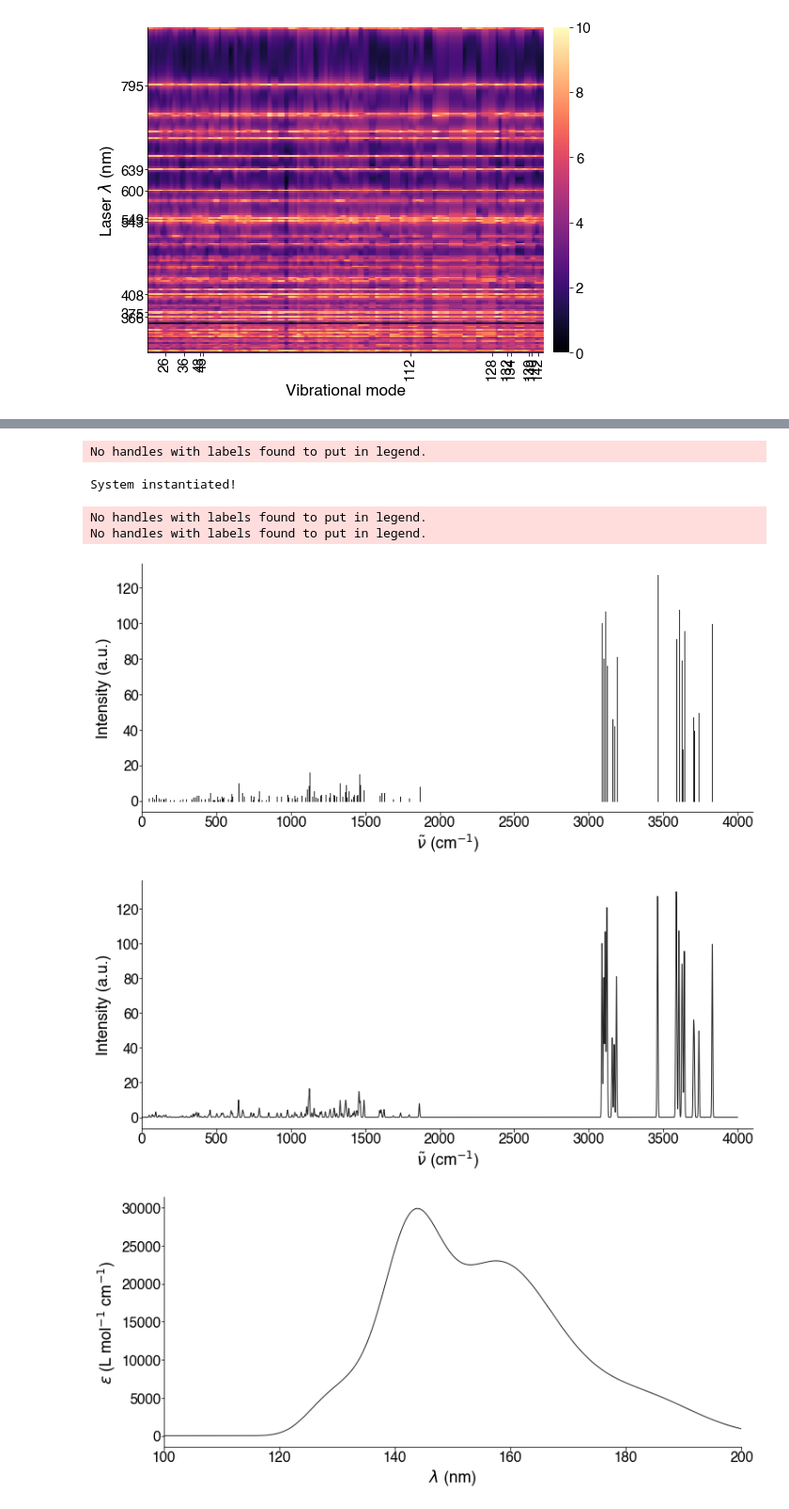
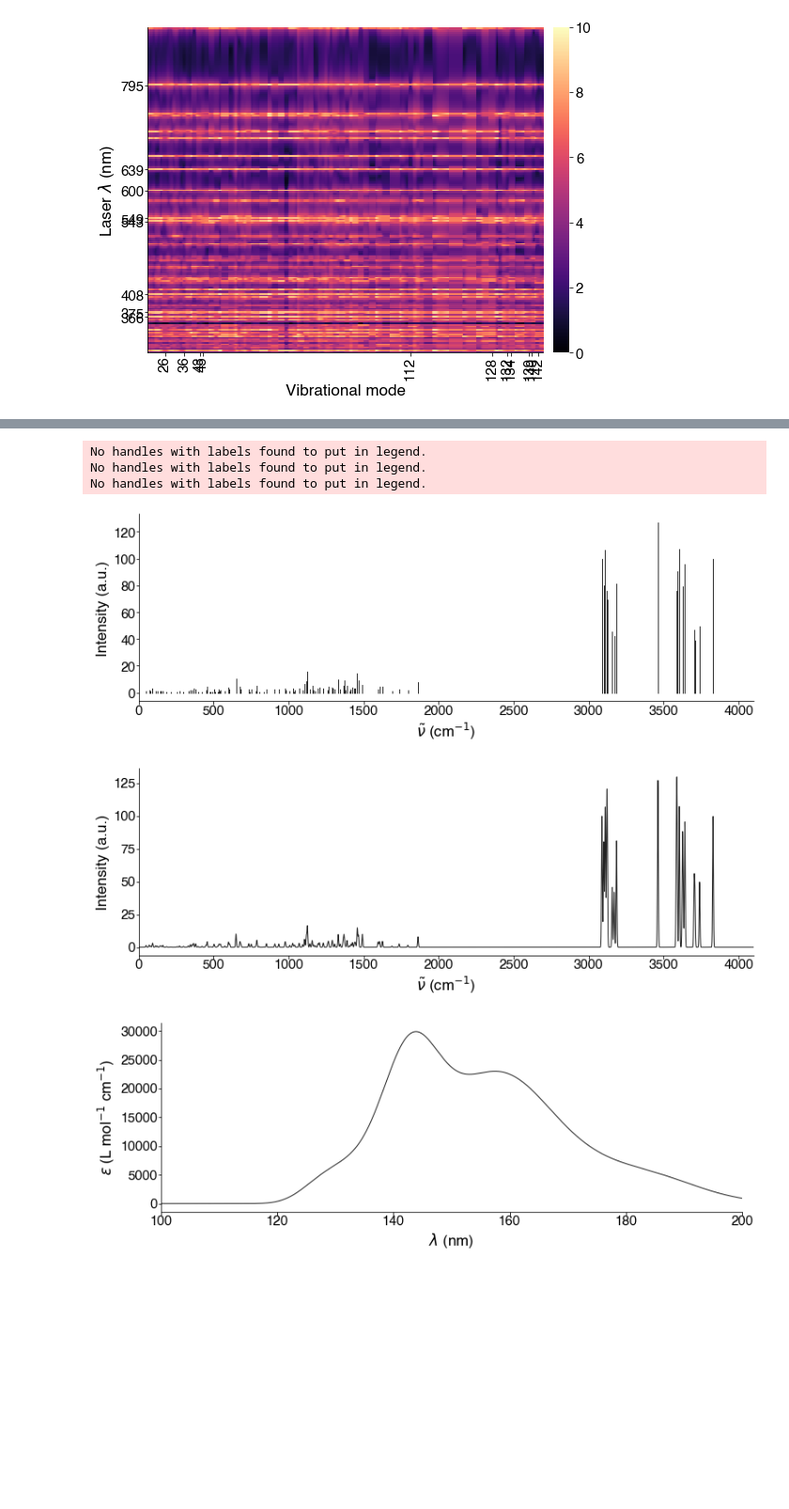
Before and after one commit to oscarigrexas/eomt-oscar, a Jupyter notebook: exploration/plot-spectra.ipynb, the cells around one changed output, grey strips where cells are left out. Shown at 94% size. Saved outputs shown, nothing was run; the diff lists cells and outputs as text; code cells hidden in the pictures; blank space fills up the shorter version.

```diff
--- a/exploration/plot-spectra.ipynb
+++ b/exploration/plot-spectra.ipynb
@@ -430,19 +444,18 @@ No handles with labels found to put in legend.
 # %%
 sys = System(name='STX')
 sys.load_uv('/Users/oscar/Dropbox/s3/flowers-and-stx/stx/uv-stx.log')
 sys.get_wn('/Users/oscar/Dropbox/s3/flowers-and-stx/stx/raman-stx.log')
 sys.load_raman('/Users/oscar/Dropbox/s3/flowers-and-stx/stx/raman-stx.log')
-f, ax = plot_raman(sys, mode='skeleton')
+f, ax = plot_raman(sys, mode='skeleton', height=4)
 pu.save_figure(f, '../images/without-envelope.pdf')
-f, ax = plot_raman(sys, mode='SL')
+f, ax = plot_raman(sys, mode='SL', height=4)
 pu.save_figure(f, '../images/with-envelope.pdf')
-f, ax = plot_uv(sys)
+f, ax = plot_uv(sys, height=4)
 pu.save_figure(f, '../images/uv-envelope.pdf')
 # %% [output]
 No handles with labels found to put in legend.
+No handles with labels found to put in legend.
+No handles with labels found to put in legend.
-System instantiated!
-No handles with labels found to put in legend.
-No handles with labels found to put in legend.
-[figure, old version]
+[figure, new version]
-[figure, old version]
+[figure, new version]
-[figure, old version]
+[figure, new version]
```
Also changed, not shown: parts of 13 cells of this notebook, 32 other files.
